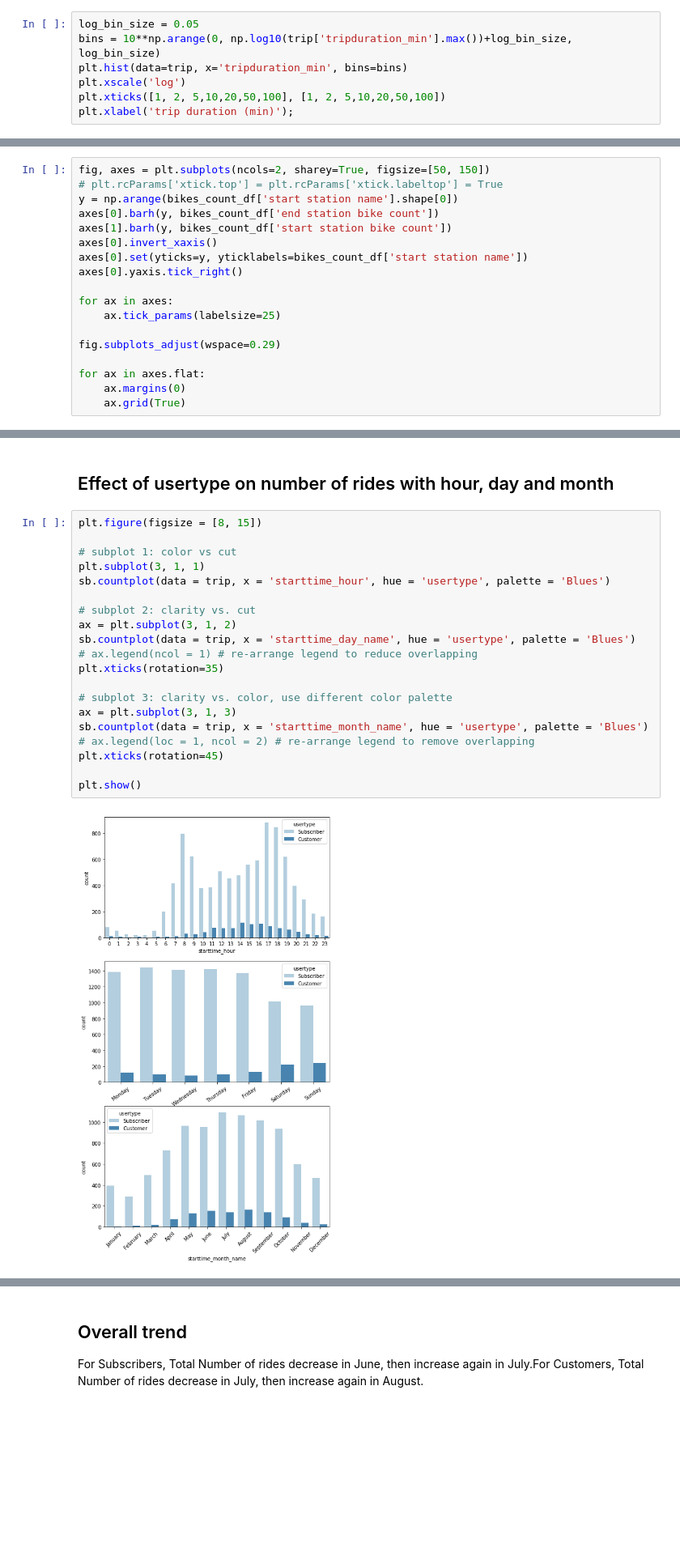
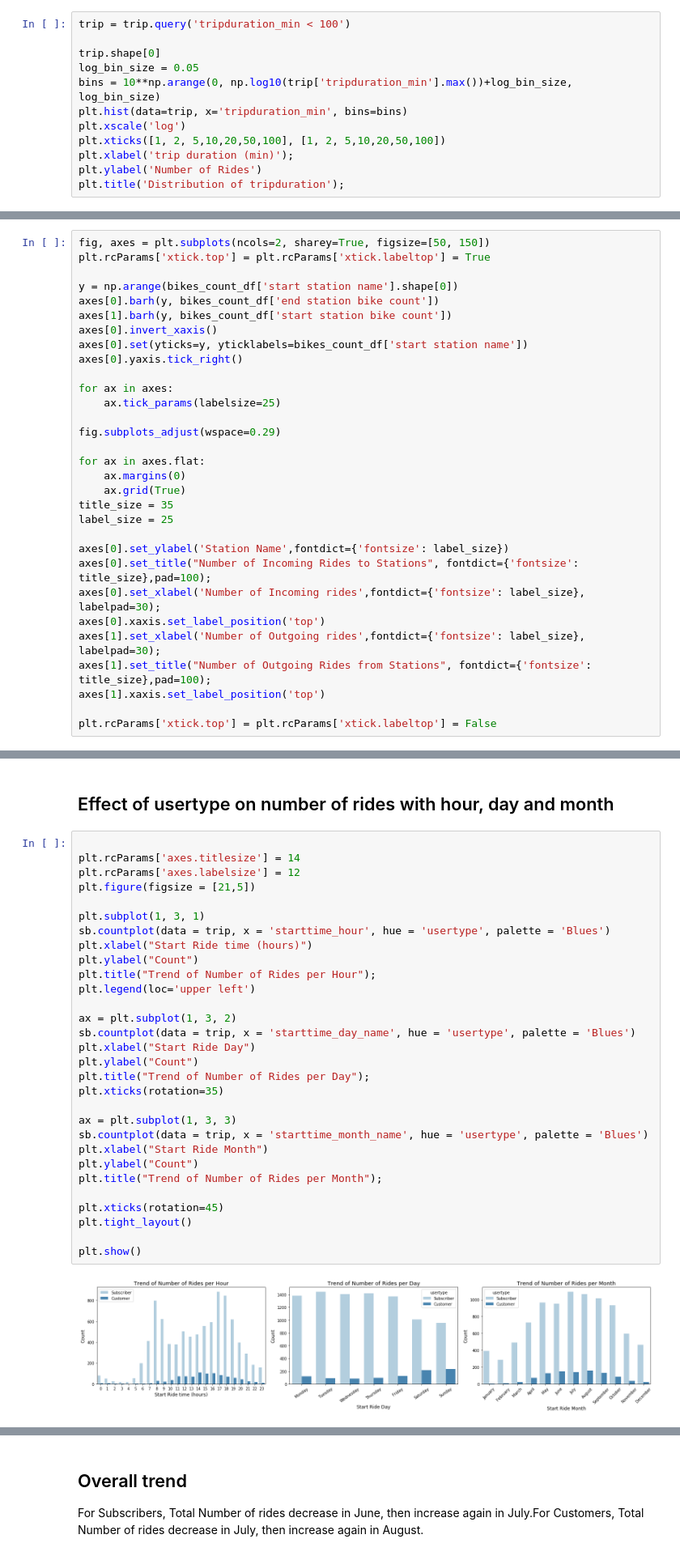
Before and after one commit to Manju-Saini/City-Bike-Data-Analysis-Visualization-Project, a Jupyter notebook: slide_deck_trip_data_new_york.ipynb, the cells around one changed output, grey strips where cells are left out. Shown at 81% size. Drawn from its saved outputs; the diff is of its cells as text; blank space fills up the shorter version.

```diff
--- a/slide_deck_trip_data_new_york.ipynb
+++ b/slide_deck_trip_data_new_york.ipynb
@@ -90,8 +102,13 @@ for n in np.arange(0, len(cat_var)):
 # %%
+trip = trip.query('tripduration_min < 100')
+
+trip.shape[0]
 log_bin_size = 0.05
 bins = 10**np.arange(0, np.log10(trip['tripduration_min'].max())+log_bin_size, log_bin_size)
 plt.hist(data=trip, x='tripduration_min', bins=bins)
 plt.xscale('log')
 plt.xticks([1, 2, 5,10,20,50,100], [1, 2, 5,10,20,50,100])
 plt.xlabel('trip duration (min)');
+plt.ylabel('Number of Rides')
+plt.title('Distribution of tripduration');
 # %% [output]
@@ -133,7 +157,8 @@ bikes_count_df['total_bike_count'] = bikes_count_df['start station bike count']
 bikes_count_df.sort_values('total_bike_count', ascending=True, inplace=True)
 # %%
 fig, axes = plt.subplots(ncols=2, sharey=True, figsize=[50, 150])
-# plt.rcParams['xtick.top'] = plt.rcParams['xtick.labeltop'] = True
+plt.rcParams['xtick.top'] = plt.rcParams['xtick.labeltop'] = True
+
 y = np.arange(bikes_count_df['start station name'].shape[0])
 axes[0].barh(y, bikes_count_df['end station bike count'])
 axes[1].barh(y, bikes_count_df['start station bike count'])
@@ -149,4 +174,16 @@ fig.subplots_adjust(wspace=0.29)
 for ax in axes.flat:
     ax.margins(0)
     ax.grid(True)
+title_size = 35
+label_size = 25
+
+axes[0].set_ylabel('Station Name',fontdict={'fontsize': label_size})
+axes[0].set_title("Number of Incoming Rides to Stations", fontdict={'fontsize': title_size},pad=100);
+axes[0].set_xlabel('Number of Incoming rides',fontdict={'fontsize': label_size}, labelpad=30);
+axes[0].xaxis.set_label_position('top')
+axes[1].set_xlabel('Number of Outgoing rides',fontdict={'fontsize': label_size}, labelpad=30);
+axes[1].set_title("Number of Outgoing Rides from Stations", fontdict={'fontsize': title_size},pad=100);
+axes[1].xaxis.set_label_position('top')
+
+plt.rcParams['xtick.top'] = plt.rcParams['xtick.labeltop'] = False
 # %% [output]
@@ -154,25 +204,35 @@ for ax in axes.flat:
 # %% [markdown]
 ## Effect of usertype on number of rides with hour, day and month
 # %%
-plt.figure(figsize = [8, 15])
 
-# subplot 1: color vs cut
-plt.subplot(3, 1, 1)
+plt.rcParams['axes.titlesize'] = 14
+plt.rcParams['axes.labelsize'] = 12
+plt.figure(figsize = [21,5])
+
+plt.subplot(1, 3, 1)
 sb.countplot(data = trip, x = 'starttime_hour', hue = 'usertype', palette = 'Blues')
+plt.xlabel("Start Ride time (hours)")
+plt.ylabel("Count")
+plt.title("Trend of Number of Rides per Hour");
+plt.legend(loc='upper left')
 
-# subplot 2: clarity vs. cut
-ax = plt.subplot(3, 1, 2)
+ax = plt.subplot(1, 3, 2)
 sb.countplot(data = trip, x = 'starttime_day_name', hue = 'usertype', palette = 'Blues')
-# ax.legend(ncol = 1) # re-arrange legend to reduce overlapping
+plt.xlabel("Start Ride Day")
+plt.ylabel("Count")
+plt.title("Trend of Number of Rides per Day");
 plt.xticks(rotation=35)
 
-# subplot 3: clarity vs. color, use different color palette
-ax = plt.subplot(3, 1, 3)
+ax = plt.subplot(1, 3, 3)
 sb.countplot(data = trip, x = 'starttime_month_name', hue = 'usertype', palette = 'Blues')
-# ax.legend(loc = 1, ncol = 2) # re-arrange legend to remove overlapping
+plt.xlabel("Start Ride Month")
+plt.ylabel("Count")
+plt.title("Trend of Number of Rides per Month");
+
 plt.xticks(rotation=45)
+plt.tight_layout()
 
 plt.show()
 # %% [output]
-[figure, old version]
+[figure, new version]
 # %% [markdown]
```
Also changed, not shown: parts of 14 cells of this notebook.
